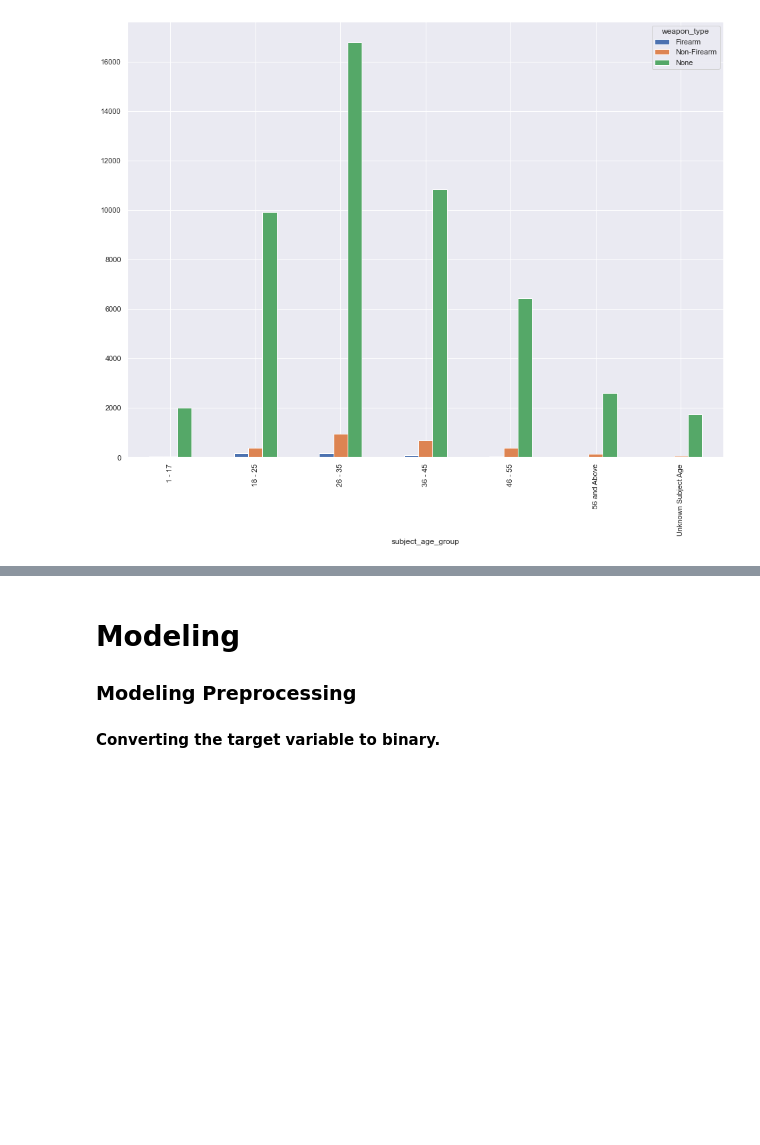
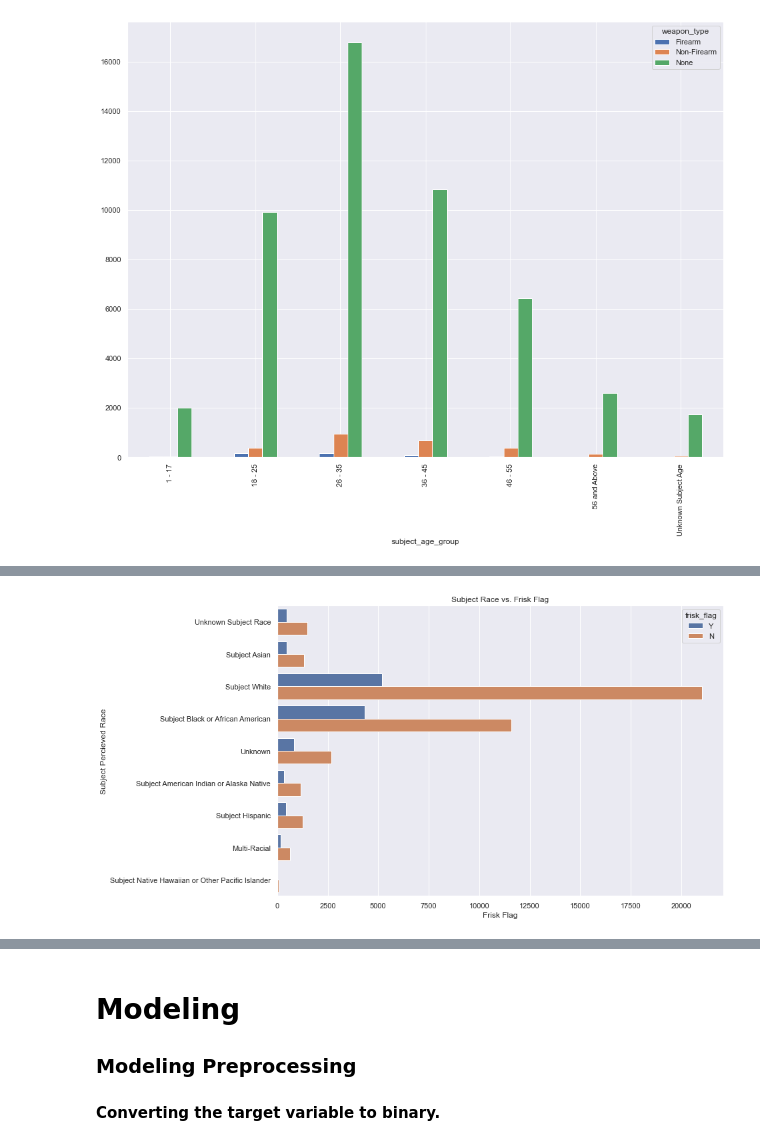
Before and after one commit to Azegele/Phase-3-Project, a Jupyter notebook: index.ipynb, the cells around one changed output, grey strips where cells are left out. Drawn from its saved outputs; the diff is of its cells as text; code cells hidden in the pictures; blank space fills up the shorter version.

```diff
--- a/index.ipynb
+++ b/index.ipynb
@@ -700,0 +739,9 @@ df.plot(kind='bar')
+# %%
+plt.figure(figsize = (12,8))
+sns.countplot(y=terry_stops['subject_perceived_race'], hue=terry_stops['frisk_flag'])
+plt.title('Subject Race vs. Frisk Flag')
+plt.xlabel("Frisk Flag")
+plt.ylabel("Subject Percieved Race")
+plt.show()
+# %% [output]
+[figure, added]
```
Also changed, not shown: parts of 66 cells of this notebook.
